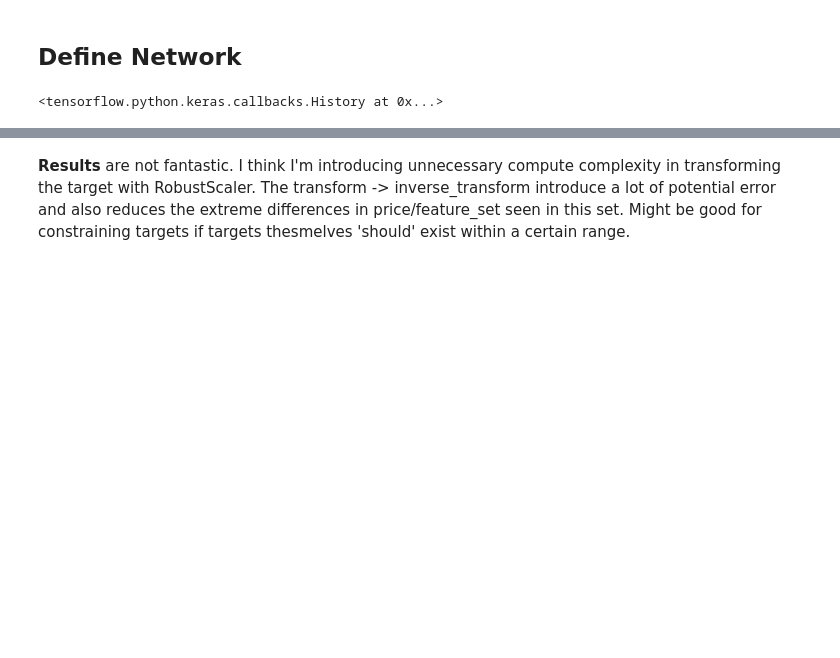
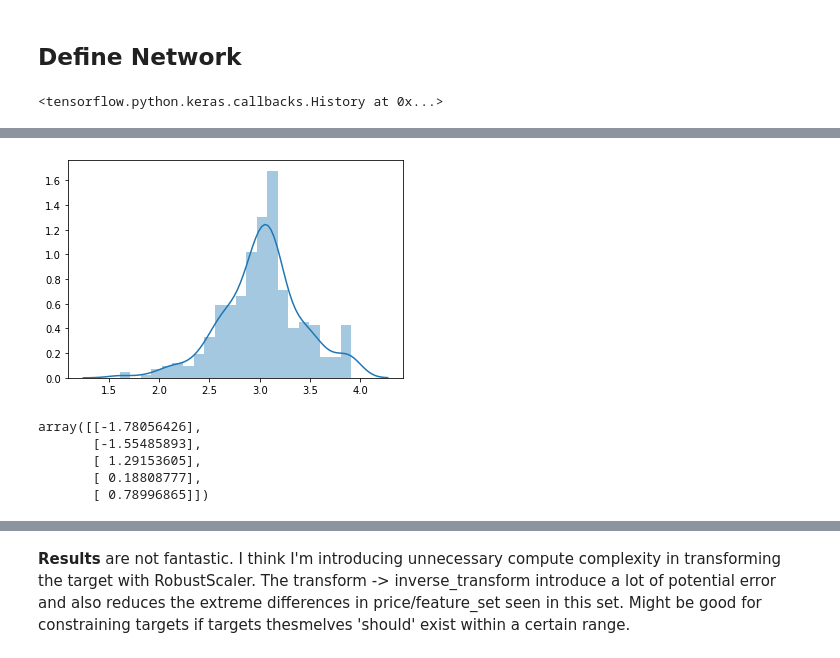
Before and after one commit to newnativeabq/DS-Unit-4-Sprint-2-Neural-Networks, a Jupyter notebook: module3-Intro-to-Keras/LS_DS_423_Keras_Assignment.ipynb, the cells around one changed output, grey strips where cells are left out. Cells and saved outputs as stored; diff of their text form; code cells hidden in the pictures; blank space fills up the shorter version.

```diff
--- a/module3-Intro-to-Keras/LS_DS_423_Keras_Assignment.ipynb
+++ b/module3-Intro-to-Keras/LS_DS_423_Keras_Assignment.ipynb
@@ -124,3 +125,15 @@ array([-0.05938742,  6.4       , -0.60263362,  0.        , -0.71428571,
+# %%
+ax = sns.distplot(np.log(set1[:,13:]))
+# %% [output]
+[figure, added]
+# %%
+y_train[0:5]
+# %% [output]
+array([[-1.78056426],
+       [-1.55485893],
+       [ 1.29153605],
+       [ 0.18808777],
+       [ 0.78996865]])
 # %%
 import pandas as pd
 
```
Also changed, not shown: parts of 35 cells of this notebook.
